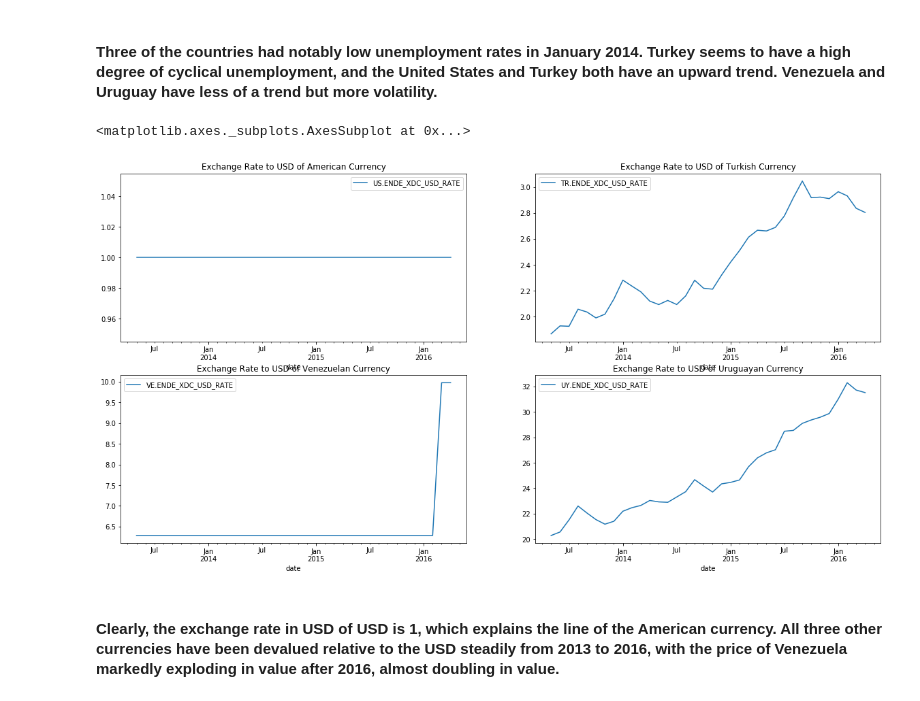
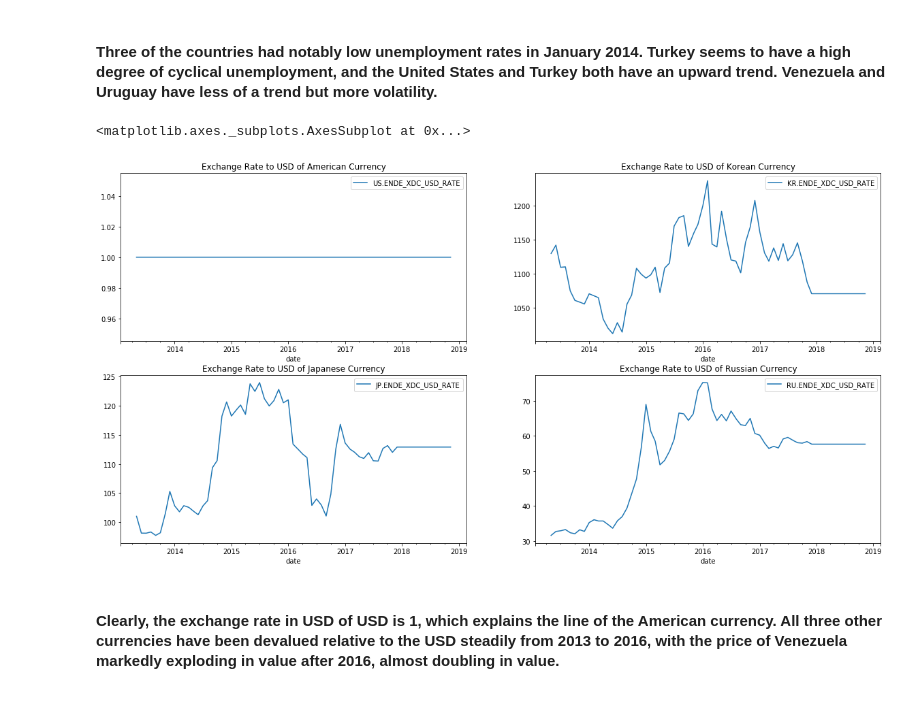
Before and after one commit to bakitybacon/cryptoeconomics, a Jupyter notebook: 340termproject-interpol.ipynb, the cells around one changed output. Cells and saved outputs as stored; diff of their text form; code cells hidden in the pictures.

```diff
--- a/340termproject-interpol.ipynb
+++ b/340termproject-interpol.ipynb
@@ -21,12 +21,12 @@ def generate_data(country_abbr="US", metric="PXP_IX", resolution="M", start=2009
     df = df.rename(index=str, columns={"@OBS_VALUE" : country_abbr+"."+metric, "@TIME_PERIOD" : "date"})
     return df
 # %%
-#loading economic health data for certain countries"
+#loading economic health data for certain countries
 
-countries = ["US", "KR", "CN"]
-#United States, South, Korea, China
+countries = ["US", "KR", "JP", "RU"]
+#United States, South, Korea, Japan, Russia
 
-metrics = ["PCPI_IX", "ENDE_XDC_USD_RATE", "LE_IX"]
+metrics = ["LE_IX", "PCPI_IX", "ENDE_XDC_USD_RATE"]
 #consumer price index (should indicate inflation), exchange rate (in domestic currency), employment index
 
 print(generate_data(country_abbr="KR",metric="LE_IX").head())
@@ -94,6 +94,7 @@ See the caveats in the documentation: http://pandas.pydata.org/pandas-docs/stabl
 # %%
 combined = mc_date.merge(financial_data, on="date", how="left")
 combined['date'] = pd.to_datetime(combined['date'])
+combined = combined[combined['date'] < pd.to_datetime('2016-06-01')]
 
 #convert data to numbers for interpolation & inference
 for country in countries:
@@ -153,15 +156,15 @@ combined.plot(x='date',y='UY.LE_IX', ax=ax4, title="Unemployment Rate in Uruguay
 # %%
 plt.rcParams['figure.figsize'] = (20,10)
 
 fig, ((ax1, ax2), (ax3, ax4)) = plt.subplots(2,2)
 
 combined.plot(x='date',y='US.ENDE_XDC_USD_RATE', ax=ax1, title="Exchange Rate to USD of American Currency")
-combined.plot(x='date',y='TR.ENDE_XDC_USD_RATE', ax=ax2, title="Exchange Rate to USD of Turkish Currency")
-combined.plot(x='date',y='VE.ENDE_XDC_USD_RATE', ax=ax3, title="Exchange Rate to USD of Venezuelan Currency")
-combined.plot(x='date',y='UY.ENDE_XDC_USD_RATE', ax=ax4, title="Exchange Rate to USD of Uruguayan Currency")
+combined.plot(x='date',y='KR.ENDE_XDC_USD_RATE', ax=ax2, title="Exchange Rate to USD of Korean Currency")
+combined.plot(x='date',y='JP.ENDE_XDC_USD_RATE', ax=ax3, title="Exchange Rate to USD of Japanese Currency")
+combined.plot(x='date',y='RU.ENDE_XDC_USD_RATE', ax=ax4, title="Exchange Rate to USD of Russian Currency")
 # %% [output]
 <matplotlib.axes._subplots.AxesSubplot at 0x...>
-[figure, old version]
+[figure, new version]
 # %% [markdown]
 #### Clearly, the exchange rate in USD of USD is 1, which explains the line of the American currency. All three other currencies have been devalued relative to the USD steadily from 2013 to 2016, with the price of Venezuela markedly exploding in value after 2016, almost doubling in value.
 # %% [markdown]
```
Also changed, not shown: parts of 16 cells of this notebook.
